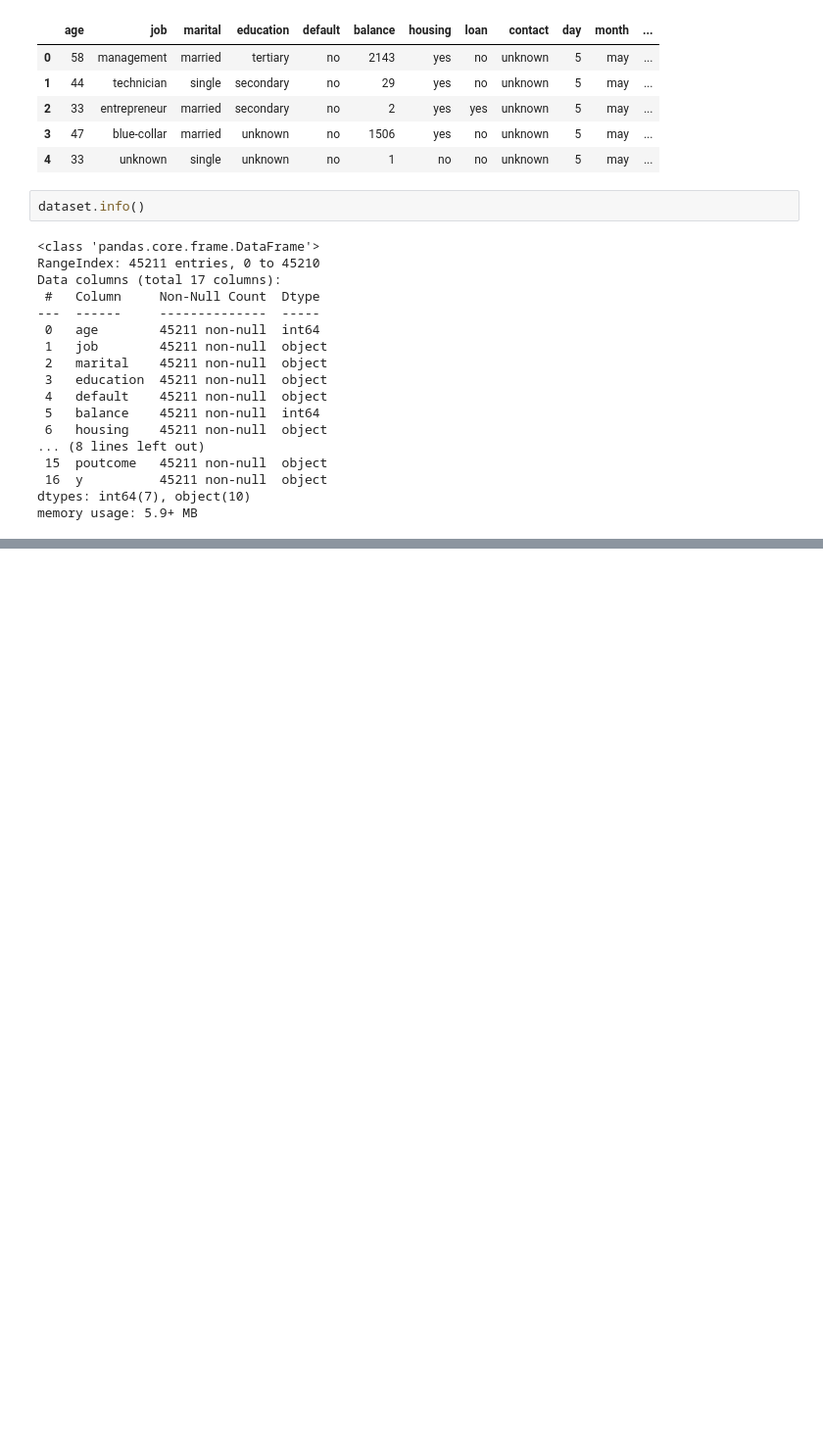
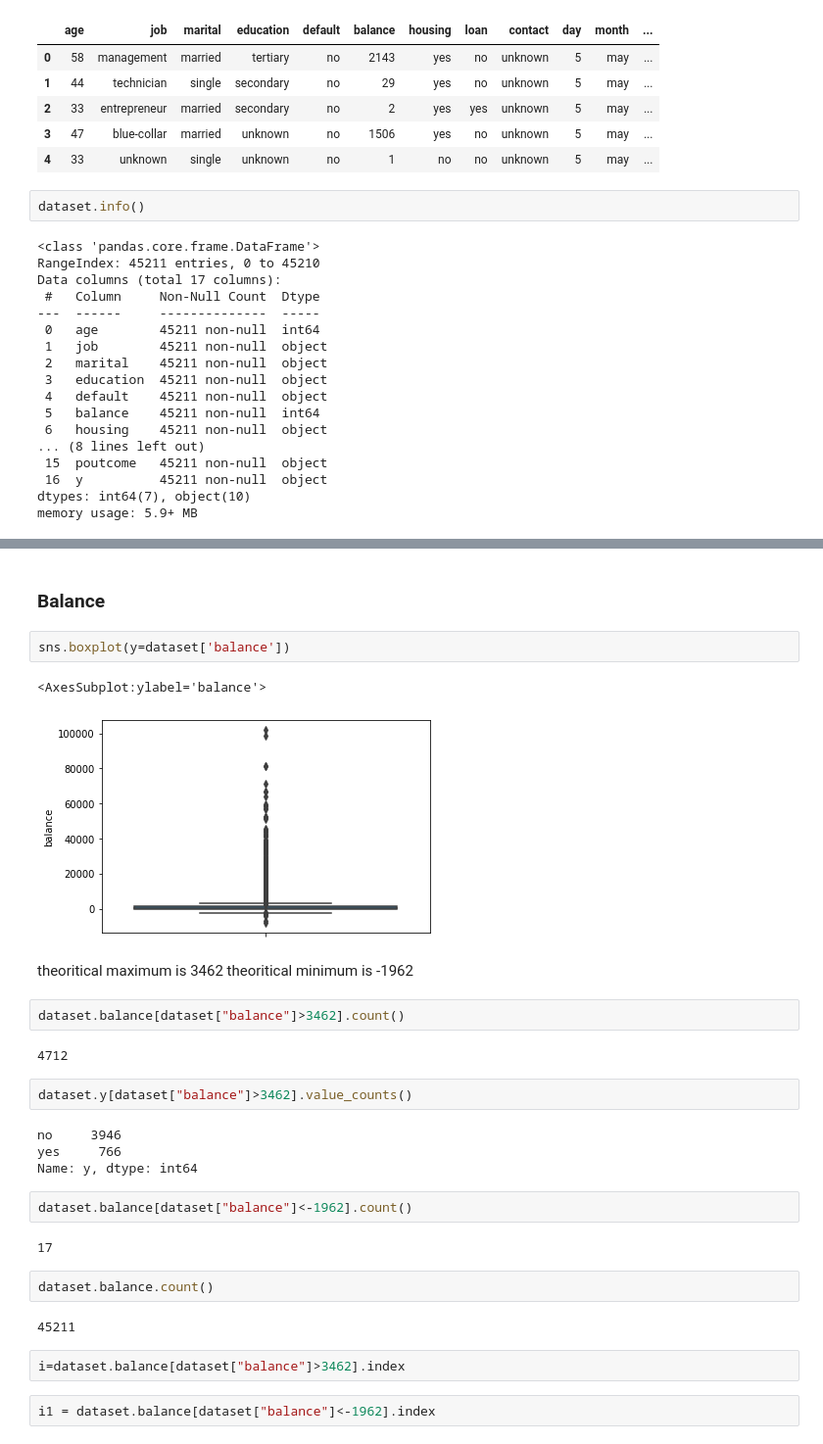
Before and after one commit to arkahood/marketing-dataset-classification, a Jupyter notebook: marketing.ipynb, the cells around one changed output, grey strips where cells are left out. Shown at 98% size. Cells and saved outputs as stored; diff of their text form; blank space fills up the shorter version.

```diff
--- a/marketing.ipynb
+++ b/marketing.ipynb
@@ -42,0 +78,32 @@ memory usage: 5.9+ MB
+# %% [markdown]
+### Balance
+# %%
+sns.boxplot(y=dataset['balance'])
+# %% [output]
+<AxesSubplot:ylabel='balance'>
+[figure, added]
+# %% [markdown]
+theoritical maximum is 3462
+theoritical minimum is -1962
+# %%
+dataset.balance[dataset["balance"]>3462].count()
+# %% [output]
+4712
+# %%
+dataset.y[dataset["balance"]>3462].value_counts()
+# %% [output]
+no     3946
+yes     766
+Name: y, dtype: int64
+# %%
+dataset.balance[dataset["balance"]<-1962].count()
+# %% [output]
+17
+# %%
+dataset.balance.count()
+# %% [output]
+45211
+# %%
+i=dataset.balance[dataset["balance"]>3462].index
+# %%
+i1 = dataset.balance[dataset["balance"]<-1962].index
```
Also changed, not shown: parts of 49 cells of this notebook.
